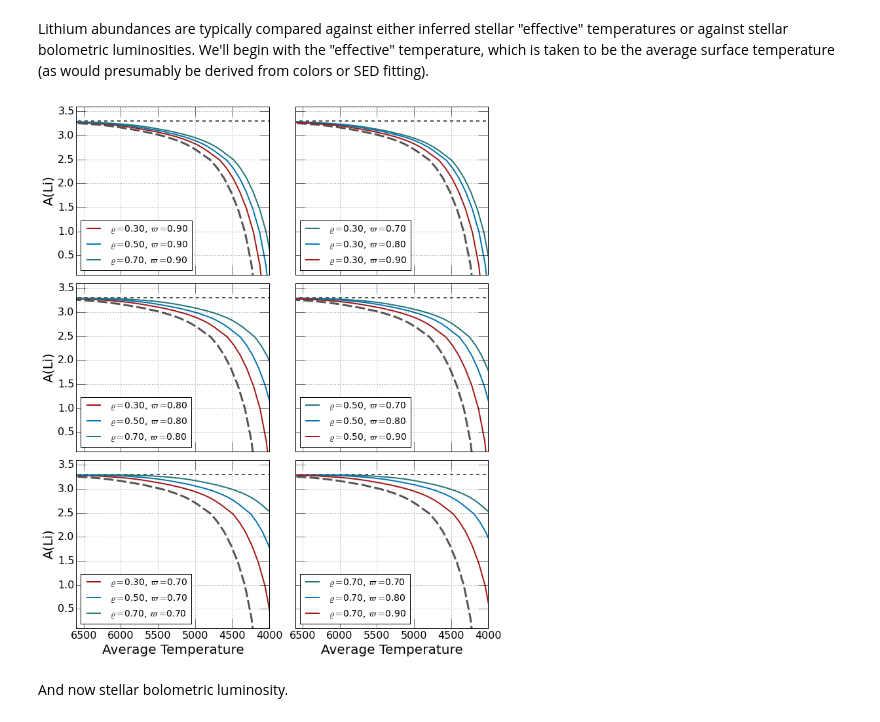
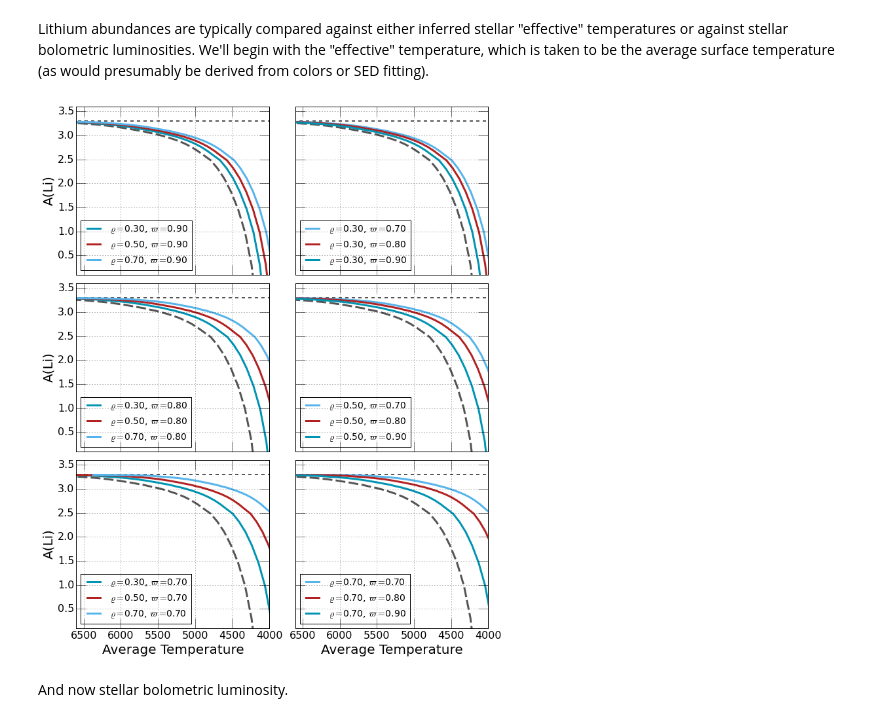
Before and after one commit to gfeiden/Notebook, a Jupyter notebook: Projects/ngc2516_spots/sta_spots_lithium.ipynb, the cells around one changed output. Saved outputs shown, nothing was run; the diff lists cells and outputs as text; code cells hidden in the pictures.

```diff
--- a/Projects/ngc2516_spots/sta_spots_lithium.ipynb
+++ b/Projects/ngc2516_spots/sta_spots_lithium.ipynb
@@ -23,7 +23,8 @@ def loadIsochrone(filename):
 # %% [markdown]
 Lithium abundances are typically compared against either inferred stellar "effective" temperatures or against stellar bolometric luminosities. We'll begin with the "effective" temperature, which is taken to be the average surface temperature (as would presumably be derived from colors or SED fitting).
 # %%
-colors = {0: '#1F7676', 1:'#0473B3', 2: '#A21616', 3:'#555555'}
+#colors = {0: '#1F7676', 1:'#0473B3', 2: '#A21616', 3:'#555555'}
+colors = {2:'#0094b2', 1:'#B22222', 0:'#56b4ea', 3:'#555555'}
 varpi  = np.array([0.7, 0.8, 0.9])
 varrho = np.array([0.3, 0.5, 0.7])
 
@@ -50,36 +51,36 @@ for i in range(3):
     ax[i, 0].plot(Li_init[:,0], Li_init[:,1], lw=2, dashes=(5.0, 5.0), c=colors[3])
 
     # compute zeta for (varpi, varrho); plot spotted isochrone
     zeta   = 1.0 - varrho*(1.0 - varpi[2-i]**4)
     for j in range(len(zeta)):
         filename = 'mag_zet{:+4.2f}_eps+1.00_rho{:+4.2f}_pi{:+4.2f}.dat'.format(zeta[j], varrho[j], varpi[2-i])
         line = '$\\varrho = ${:4.2f}, $\\varpi = ${:4.2f}'.format(varrho[j], varpi[2-i])
         spot_iso = loadIsochrone(filename)
-        ax[i, 0].plot(10**spot_iso[:, 1], spot_iso[:, 5], lw=2, c=colors[2-j], label=line)
+        ax[i, 0].plot(10**spot_iso[:, 1], spot_iso[:, 5], lw=3, c=colors[2-j], label=line)
 
     ax[i, 0].legend(loc=3, fontsize=14.)
     ax[i, 0].grid(True)
 
 # left column, vary varpi
 for i in range(3):
     ax[i, 1].tick_params(which='major', axis='both', length=15., labelsize=16.)
     ax[i, 1].plot(10**iso[:,1], iso[:,5], lw=3, dashes=(15., 5.), c=colors[3])
     ax[i, 1].plot(Li_init[:,0], Li_init[:,1], lw=2, dashes=(5.0, 5.0), c=colors[3])
 
     # compute zeta for (varpi, varrho); plot spotted isochrone
     zeta   = 1.0 - varrho[i]*(1.0 - varpi**4)
     for j in range(len(zeta)):
         filename = 'mag_zet{:+4.2f}_eps+1.00_rho{:+4.2f}_pi{:+4.2f}.dat'.format(zeta[j], varrho[i], varpi[j])
         line = '$\\varrho = ${:4.2f}, $\\varpi = ${:4.2f}'.format(varrho[i], varpi[j])
         spot_iso = loadIsochrone(filename)
-        ax[i, 1].plot(10**spot_iso[:, 1], spot_iso[:, 5], lw=2, c=colors[j], label=line)
+        ax[i, 1].plot(10**spot_iso[:, 1], spot_iso[:, 5], lw=3, c=colors[j], label=line)
 
     ax[i, 1].legend(loc=3, fontsize=14.)
     ax[i, 1].grid(True)
 
 fig.tight_layout()
 # %% [output]
-[figure, old version]
+[figure, new version]
 # %% [markdown]
 And now stellar bolometric luminosity.
 # %%
```
Also changed, not shown: parts of 2 cells of this notebook, 3 other files.
